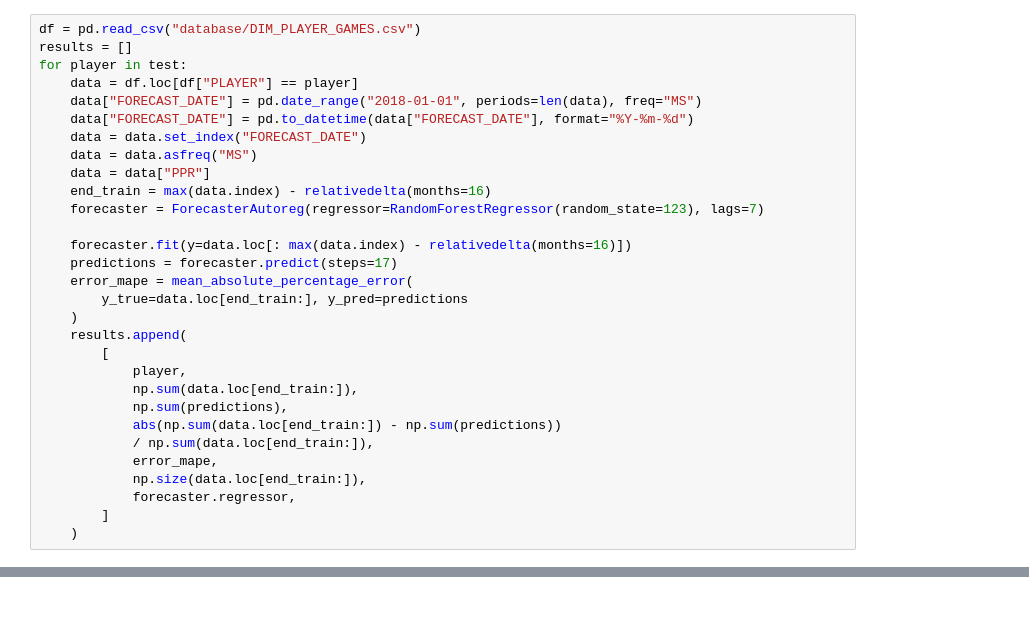
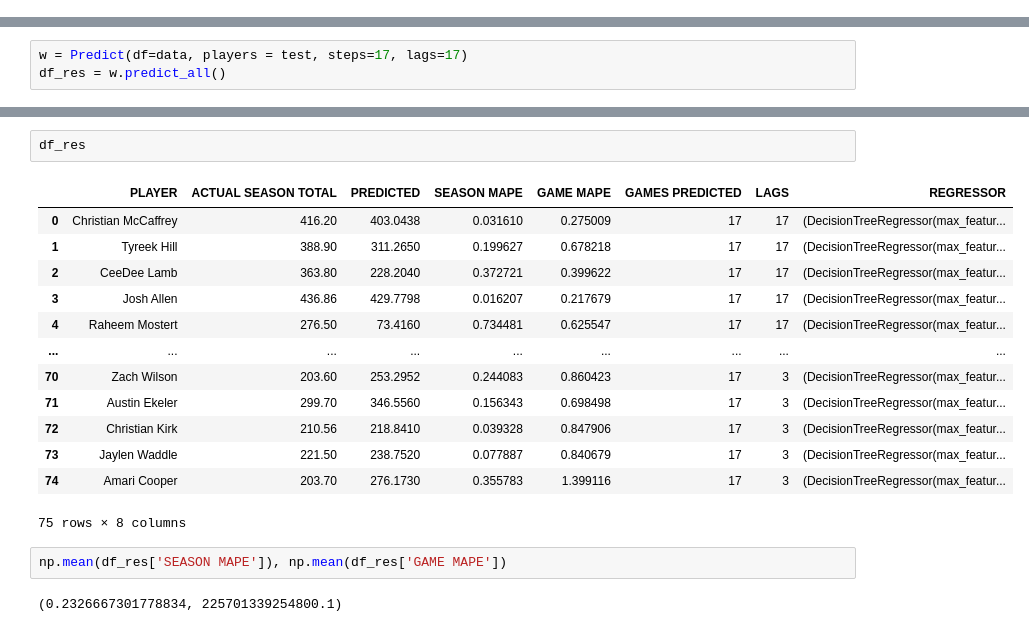
Before and after one commit to jamesterrell/Fantasy_Football_Machine_Learning, a Jupyter notebook: multiforecast.ipynb, the cells around one changed output, grey strips where cells are left out. Drawn from its saved outputs; the diff is of its cells as text; blank space fills up the shorter version.

```diff
--- a/multiforecast.ipynb
+++ b/multiforecast.ipynb
@@ -93,30 +26,0 @@ ValueError: mutable default <class 'list'> for field results is not allowed: use
-# %%
-df = pd.read_csv("database/DIM_PLAYER_GAMES.csv")
-results = []
-for player in test:
-    data = df.loc[df["PLAYER"] == player]
-    data["FORECAST_DATE"] = pd.date_range("2018-01-01", periods=len(data), freq="MS")
-    data["FORECAST_DATE"] = pd.to_datetime(data["FORECAST_DATE"], format="%Y-%m-%d")
-    data = data.set_index("FORECAST_DATE")
-    data = data.asfreq("MS")
-    data = data["PPR"]
-    end_train = max(data.index) - relativedelta(months=16)
-    forecaster = ForecasterAutoreg(regressor=RandomForestRegressor(random_state=123), lags=7)
-
-    forecaster.fit(y=data.loc[: max(data.index) - relativedelta(months=16)])
-    predictions = forecaster.predict(steps=17)
-    error_mape = mean_absolute_percentage_error(
-        y_true=data.loc[end_train:], y_pred=predictions
-    )
-    results.append(
-        [
-            player,
-            np.sum(data.loc[end_train:]),
-            np.sum(predictions),
-            abs(np.sum(data.loc[end_train:]) - np.sum(predictions))
-            / np.sum(data.loc[end_train:]),
-            error_mape,
-            np.size(data.loc[end_train:]),
-            forecaster.regressor,
-        ]
-    )
@@ -157,0 +27,3 @@ df_results
+# %%
+w = Predict(df=data, players = test, steps=17, lags=17)
+df_res = w.predict_all()
@@ -157,0 +48,20 @@ df_results
+# %%
+df_res
+# %% [output]
+|  | PLAYER | ACTUAL SEASON TOTAL | PREDICTED | SEASON MAPE | GAME MAPE | GAMES PREDICTED | LAGS | REGRESSOR |
+| 0 | Christian McCaffrey | 416.20 | 403.0438 | 0.031610 | 0.275009 | 17 | 17 | (DecisionTreeRegressor(max_featur... |
+| 1 | Tyreek Hill | 388.90 | 311.2650 | 0.199627 | 0.678218 | 17 | 17 | (DecisionTreeRegressor(max_featur... |
+| 2 | CeeDee Lamb | 363.80 | 228.2040 | 0.372721 | 0.399622 | 17 | 17 | (DecisionTreeRegressor(max_featur... |
+| 3 | Josh Allen | 436.86 | 429.7798 | 0.016207 | 0.217679 | 17 | 17 | (DecisionTreeRegressor(max_featur... |
+| 4 | Raheem Mostert | 276.50 | 73.4160 | 0.734481 | 0.625547 | 17 | 17 | (DecisionTreeRegressor(max_featur... |
+| ... | ... | ... | ... | ... | ... | ... | ... | ... |
+| 70 | Zach Wilson | 203.60 | 253.2952 | 0.244083 | 0.860423 | 17 | 3 | (DecisionTreeRegressor(max_featur... |
+| 71 | Austin Ekeler | 299.70 | 346.5560 | 0.156343 | 0.698498 | 17 | 3 | (DecisionTreeRegressor(max_featur... |
+| 72 | Christian Kirk | 210.56 | 218.8410 | 0.039328 | 0.847906 | 17 | 3 | (DecisionTreeRegressor(max_featur... |
+| 73 | Jaylen Waddle | 221.50 | 238.7520 | 0.077887 | 0.840679 | 17 | 3 | (DecisionTreeRegressor(max_featur... |
+| 74 | Amari Cooper | 203.70 | 276.1730 | 0.355783 | 1.399116 | 17 | 3 | (DecisionTreeRegressor(max_featur... |
+75 rows × 8 columns
+# %%
+np.mean(df_res['SEASON MAPE']), np.mean(df_res['GAME MAPE'])
+# %% [output]
+(0.2326667301778834, 225701339254800.1)
```
Also changed, not shown: parts of 6 cells of this notebook, 1 other file.
